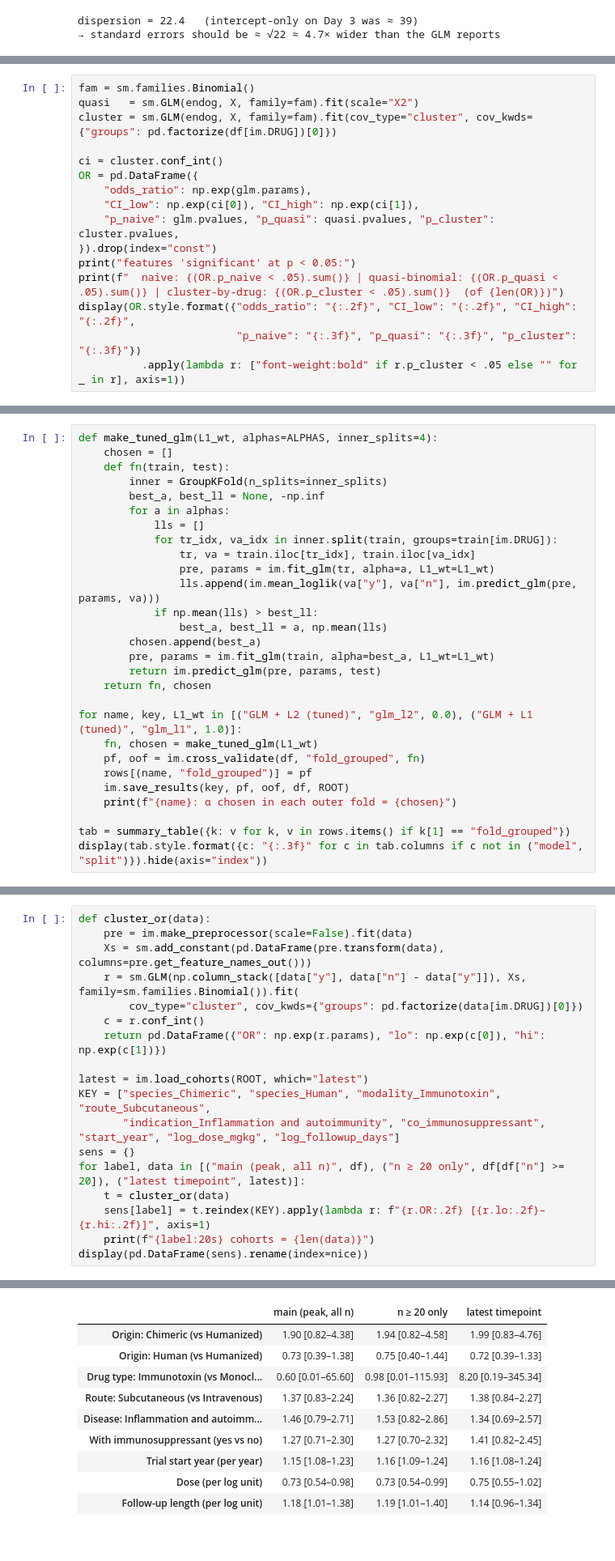
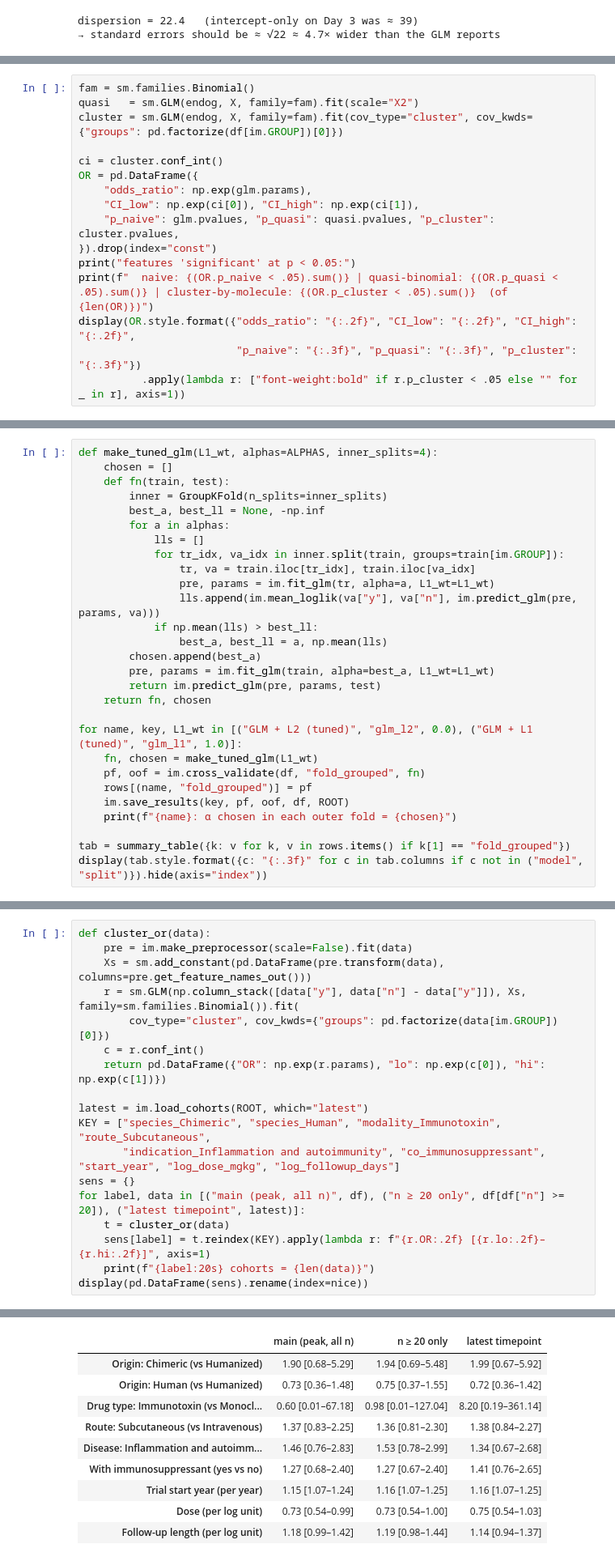
Before and after one commit to shibilshamz/immuno-compass, a Jupyter notebook: notebooks/05_binomial_glm.ipynb, the cells around one changed output, grey strips where cells are left out. Shown at 81% size. Drawn from its saved outputs; the diff is of its cells as text.

```diff
--- a/notebooks/05_binomial_glm.ipynb
+++ b/notebooks/05_binomial_glm.ipynb
@@ -112,7 +112,7 @@ dispersion = 22.4   (intercept-only on Day 3 was ≈ 39)
 # %%
 fam = sm.families.Binomial()
 quasi   = sm.GLM(endog, X, family=fam).fit(scale="X2")
-cluster = sm.GLM(endog, X, family=fam).fit(cov_type="cluster", cov_kwds={"groups": pd.factorize(df[im.DRUG])[0]})
+cluster = sm.GLM(endog, X, family=fam).fit(cov_type="cluster", cov_kwds={"groups": pd.factorize(df[im.GROUP])[0]})
 
 ci = cluster.conf_int()
 OR = pd.DataFrame({
@@ -121,7 +121,7 @@ OR = pd.DataFrame({
     "p_naive": glm.pvalues, "p_quasi": quasi.pvalues, "p_cluster": cluster.pvalues,
 }).drop(index="const")
 print("features 'significant' at p < 0.05:")
-print(f"  naive: {(OR.p_naive < .05).sum()} | quasi-binomial: {(OR.p_quasi < .05).sum()} | cluster-by-drug: {(OR.p_cluster < .05).sum()}  (of {len(OR)})")
+print(f"  naive: {(OR.p_naive < .05).sum()} | quasi-binomial: {(OR.p_quasi < .05).sum()} | cluster-by-molecule: {(OR.p_cluster < .05).sum()}  (of {len(OR)})")
 display(OR.style.format({"odds_ratio": "{:.2f}", "CI_low": "{:.2f}", "CI_high": "{:.2f}",
                          "p_naive": "{:.3f}", "p_quasi": "{:.3f}", "p_cluster": "{:.3f}"})
           .apply(lambda r: ["font-weight:bold" if r.p_cluster < .05 else "" for _ in r], axis=1))
@@ -297,7 +297,7 @@ def make_tuned_glm(L1_wt, alphas=ALPHAS, inner_splits=4):
         best_a, best_ll = None, -np.inf
         for a in alphas:
             lls = []
-            for tr_idx, va_idx in inner.split(train, groups=train[im.DRUG]):
+            for tr_idx, va_idx in inner.split(train, groups=train[im.GROUP]):
                 tr, va = train.iloc[tr_idx], train.iloc[va_idx]
                 pre, params = im.fit_glm(tr, alpha=a, L1_wt=L1_wt)
                 lls.append(im.mean_loglik(va["y"], va["n"], im.predict_glm(pre, params, va)))
@@ -355,35 +355,35 @@ We compare cluster-robust odds ratios for the key features.
 # %%
 def cluster_or(data):
     pre = im.make_preprocessor(scale=False).fit(data)
     Xs = sm.add_constant(pd.DataFrame(pre.transform(data), columns=pre.get_feature_names_out()))
     r = sm.GLM(np.column_stack([data["y"], data["n"] - data["y"]]), Xs, family=sm.families.Binomial()).fit(
-        cov_type="cluster", cov_kwds={"groups": pd.factorize(data[im.DRUG])[0]})
+        cov_type="cluster", cov_kwds={"groups": pd.factorize(data[im.GROUP])[0]})
     c = r.conf_int()
     return pd.DataFrame({"OR": np.exp(r.params), "lo": np.exp(c[0]), "hi": np.exp(c[1])})
 
 latest = im.load_cohorts(ROOT, which="latest")
 KEY = ["species_Chimeric", "species_Human", "modality_Immunotoxin", "route_Subcutaneous",
        "indication_Inflammation and autoimmunity", "co_immunosuppressant", "start_year", "log_dose_mgkg", "log_followup_days"]
 sens = {}
 for label, data in [("main (peak, all n)", df), ("n ≥ 20 only", df[df["n"] >= 20]), ("latest timepoint", latest)]:
     t = cluster_or(data)
     sens[label] = t.reindex(KEY).apply(lambda r: f"{r.OR:.2f} [{r.lo:.2f}–{r.hi:.2f}]", axis=1)
     print(f"{label:20s} cohorts = {len(data)}")
 display(pd.DataFrame(sens).rename(index=nice))
 # %% [output]
 main (peak, all n)   cohorts = 1754
 n ≥ 20 only          cohorts = 1187
 latest timepoint     cohorts = 1754
 |  | main (peak, all n) | n ≥ 20 only | latest timepoint |
-| Origin: Chimeric (vs Humanized) | 1.90 [0.82–4.38] | 1.94 [0.82–4.58] | 1.99 [0.83–4.76] |
-| Origin: Human (vs Humanized) | 0.73 [0.39–1.38] | 0.75 [0.40–1.44] | 0.72 [0.39–1.33] |
-| Drug type: Immunotoxin (vs Monocl... | 0.60 [0.01–65.60] | 0.98 [0.01–115.93] | 8.20 [0.19–345.34] |
-| Route: Subcutaneous (vs Intravenous) | 1.37 [0.83–2.24] | 1.36 [0.82–2.27] | 1.38 [0.84–2.27] |
-| Disease: Inflammation and autoimm... | 1.46 [0.79–2.71] | 1.53 [0.82–2.86] | 1.34 [0.69–2.57] |
-| With immunosuppressant (yes vs no) | 1.27 [0.71–2.30] | 1.27 [0.70–2.32] | 1.41 [0.82–2.45] |
-| Trial start year (per year) | 1.15 [1.08–1.23] | 1.16 [1.09–1.24] | 1.16 [1.08–1.24] |
-| Dose (per log unit) | 0.73 [0.54–0.98] | 0.73 [0.54–0.99] | 0.75 [0.55–1.02] |
-| Follow-up length (per log unit) | 1.18 [1.01–1.38] | 1.19 [1.01–1.40] | 1.14 [0.96–1.34] |
+| Origin: Chimeric (vs Humanized) | 1.90 [0.68–5.29] | 1.94 [0.69–5.48] | 1.99 [0.67–5.92] |
+| Origin: Human (vs Humanized) | 0.73 [0.36–1.48] | 0.75 [0.37–1.55] | 0.72 [0.36–1.42] |
+| Drug type: Immunotoxin (vs Monocl... | 0.60 [0.01–67.18] | 0.98 [0.01–127.04] | 8.20 [0.19–361.14] |
+| Route: Subcutaneous (vs Intravenous) | 1.37 [0.83–2.25] | 1.36 [0.81–2.30] | 1.38 [0.84–2.27] |
+| Disease: Inflammation and autoimm... | 1.46 [0.76–2.83] | 1.53 [0.78–2.99] | 1.34 [0.67–2.68] |
+| With immunosuppressant (yes vs no) | 1.27 [0.68–2.40] | 1.27 [0.67–2.40] | 1.41 [0.76–2.65] |
+| Trial start year (per year) | 1.15 [1.07–1.24] | 1.16 [1.07–1.25] | 1.16 [1.07–1.25] |
+| Dose (per log unit) | 0.73 [0.54–0.99] | 0.73 [0.54–1.00] | 0.75 [0.54–1.03] |
+| Follow-up length (per log unit) | 1.18 [0.99–1.42] | 1.19 [0.98–1.44] | 1.14 [0.94–1.37] |
 # %% [markdown]
 ## 8 · Day 5 findings (write-up)
 # %% [markdown]
```
Also changed, not shown: parts of 11 cells of this notebook, 53 other files.
